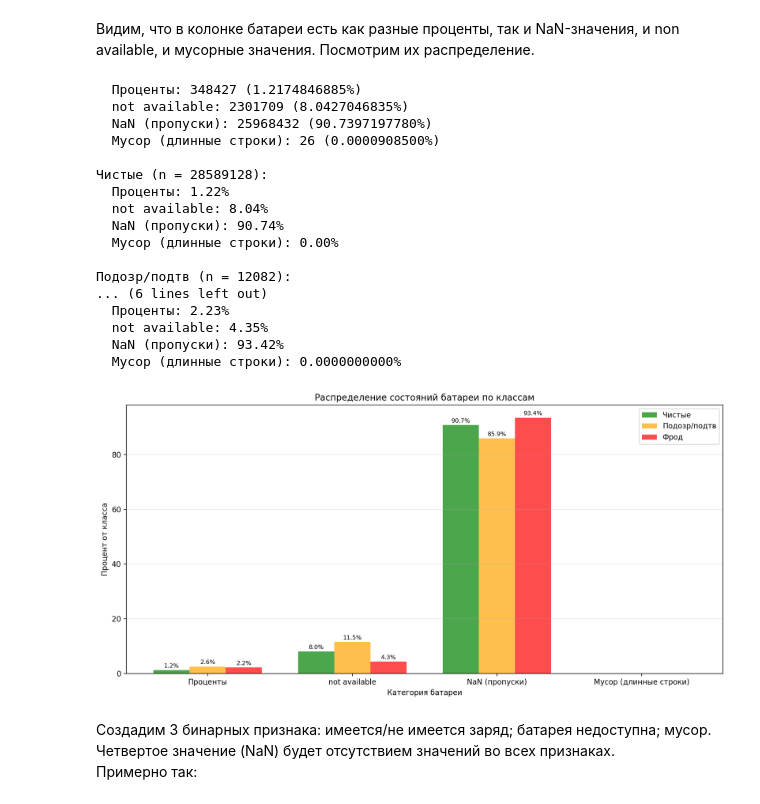
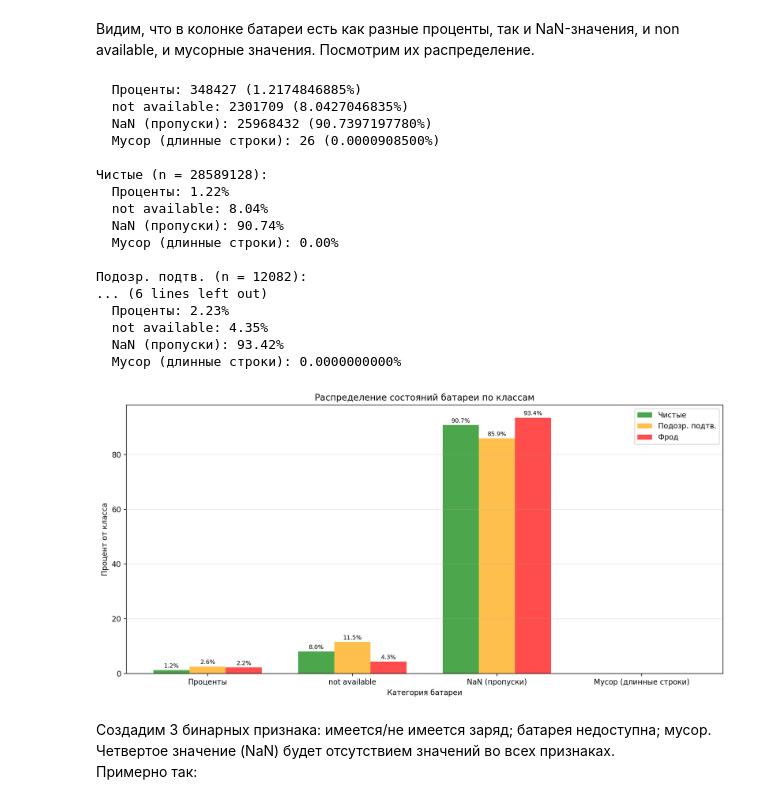
Before and after one commit to SergeyVoroninn/antifraud_hak, a Jupyter notebook: analysis/report.ipynb, the cells around one changed output. Cells and saved outputs as stored; diff of their text form; code cells hidden in the pictures.

```diff
--- a/analysis/report.ipynb
+++ b/analysis/report.ipynb
@@ -496,7 +496,7 @@ for cat in ['Проценты', 'not available', 'NaN (пропуски)', 'Му
 
 class_dist = {}
 
-for target, name in [(-1, 'Чистые'), (0, 'Подозр/подтв'), (1, 'Фрод')]:
+for target, name in [(-1, 'Чистые'), (0, 'Подозр. подтв.'), (1, 'Фрод')]:
     subset = df_plot[df_plot['target'] == target]
     dist = subset['battery_cat'].value_counts(normalize=True) * 100
     class_dist[name] = dist
@@ -514,11 +514,11 @@ x = np.arange(len(categories))
 width = 0.25
 
 values = []
-for name in ['Чистые', 'Подозр/подтв', 'Фрод']:
+for name in ['Чистые', 'Подозр. подтв.', 'Фрод']:
     values.append([class_dist[name].get(cat, 0) for cat in categories])
 
 bars1 = ax.bar(x - width, values[0], width, label='Чистые', color='green', alpha=0.7)
-bars2 = ax.bar(x, values[1], width, label='Подозр/подтв', color='orange', alpha=0.7)
+bars2 = ax.bar(x, values[1], width, label='Подозр. подтв.', color='orange', alpha=0.7)
 bars3 = ax.bar(x + width, values[2], width, label='Фрод', color='red', alpha=0.7)
 
 ax.set_xlabel('Категория батареи')
@@ -528,35 +528,35 @@ ax.set_xticks(x)
 ax.set_xticklabels(categories)
 ax.legend()
 ax.grid(True, alpha=0.3, axis='y')
 
 for bars in [bars1, bars2, bars3]:
     for bar in bars:
         height = bar.get_height()
         if height > 1:
             ax.text(bar.get_x() + bar.get_width()/2., height + 0.5,
                    f'{height:.1f}%', ha='center', va='bottom', fontsize=8)
 
 plt.tight_layout()
 plt.show()
 # %% [output]
   Проценты: 348427 (1.2174846885%)
   not available: 2301709 (8.0427046835%)
   NaN (пропуски): 25968432 (90.7397197780%)
   Мусор (длинные строки): 26 (0.0000908500%)
 
 Чистые (n = 28589128):
   Проценты: 1.22%
   not available: 8.04%
   NaN (пропуски): 90.74%
   Мусор (длинные строки): 0.00%
 
-Подозр/подтв (n = 12082):
+Подозр. подтв. (n = 12082):
 ... (6 lines left out)
   Проценты: 2.23%
   not available: 4.35%
   NaN (пропуски): 93.42%
   Мусор (длинные строки): 0.0000000000%
-[figure, old version]
+[figure, new version]
 # %% [markdown]
 Создадим 3 бинарных признака: имеется/не имеется заряд; батарея недоступна; мусор. Четвертое значение (NaN) будет отсутствием значений во всех признаках.
 Примерно так:
```
Also changed, not shown: parts of 26 cells of this notebook.
